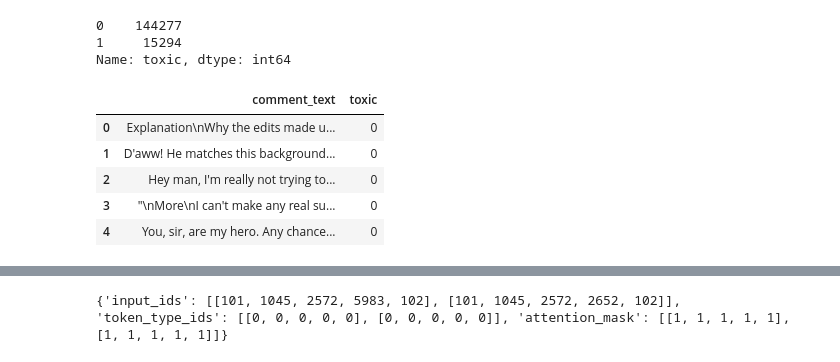
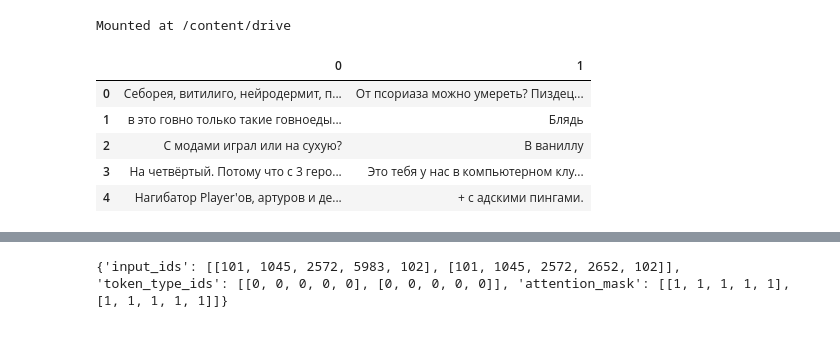
Before and after one commit to RakePants/nerdless, a Jupyter notebook: finetuning.ipynb, the cells around one changed output, grey strips where cells are left out. Cells and saved outputs as stored; diff of their text form; code cells hidden in the pictures.

Commit message:
Implemented data import

```diff
--- a/finetuning.ipynb
+++ b/finetuning.ipynb
@@ -23,20 +27,18 @@ data.head()
-# %%
-data['toxic'].value_counts()
-# %% [output]
-0    144277
-1     15294
-Name: toxic, dtype: int64
-# %%
-data = data[['comment_text','toxic']]
-data = data[0:1000]
-data.head()
-# %% [output]
-|  | comment_text | toxic |
-| 0 | Explanation\nWhy the edits made u... | 0 |
-| 1 | D'aww! He matches this background... | 0 |
-| 2 | Hey man, I'm really not trying to... | 0 |
-| 3 | "\nMore\nI can't make any real su... | 0 |
-| 4 | You, sir, are my hero. Any chance... | 0 |
+# %%
+from google.colab import drive
+drive.mount('/content/drive')
+# %% [output]
+Mounted at /content/drive
+# %%
+data = pd.read_csv("drive/MyDrive/nerdless/chan_dialogues_scored_tox.csv", header=None, on_bad_lines='skip', engine="python")
+data.head()
+# %% [output]
+|  | 0 | 1 |
+| 0 | Себорея, витилиго, нейродермит, п... | От псориаза можно умереть? Пиздец... |
+| 1 | в это говно только такие говноеды... | Блядь |
+| 2 | С модами играл или на сухую? | В ваниллу |
+| 3 | На четвёртый. Потому что с 3 геро... | Это тебя у нас в компьютерном клу... |
+| 4 | Нагибатор Player'ов, артуров и де... | + с адскими пингами. |
 # %%
 import numpy as np
 from sklearn.model_selection import train_test_split
```
Also changed, not shown: parts of 8 cells of this notebook.
